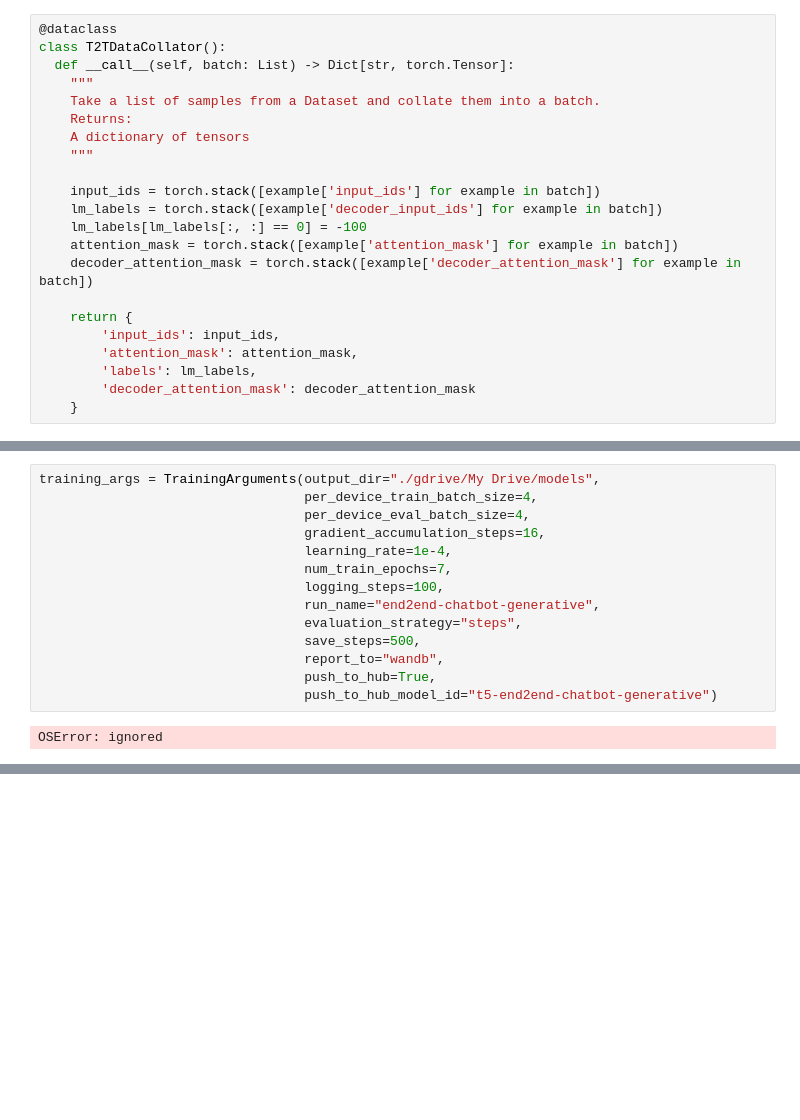
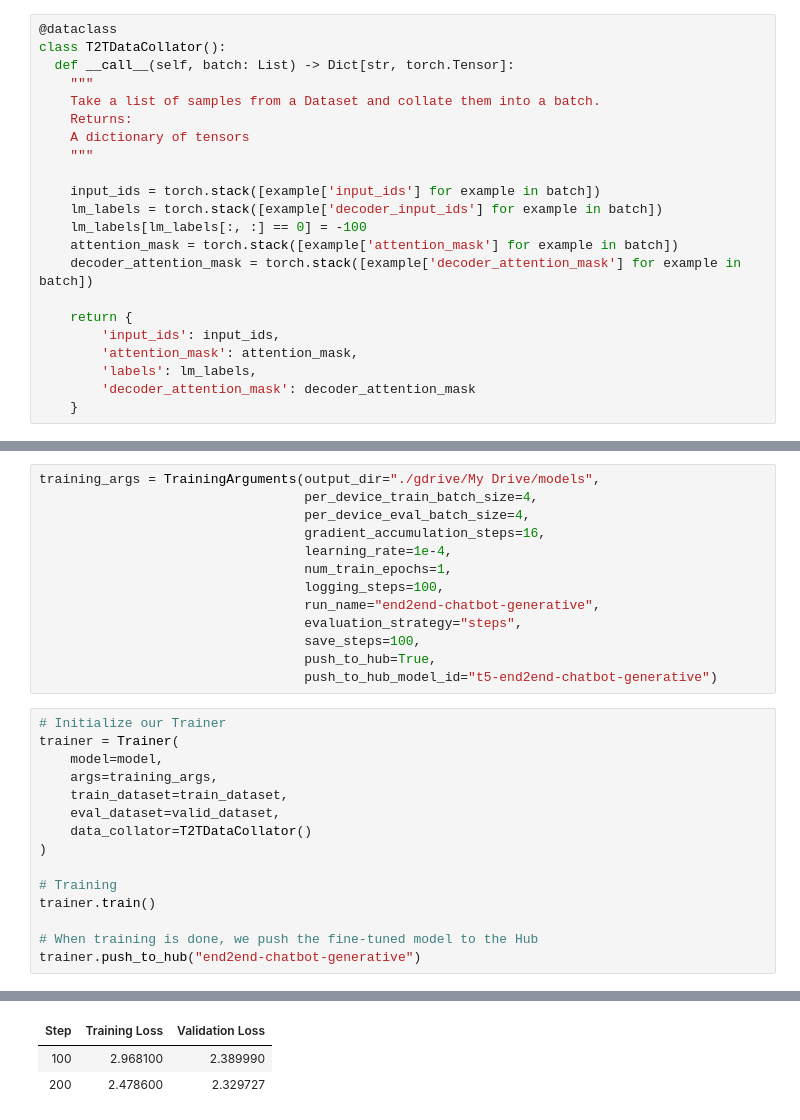
Before and after one commit to danfarh/generative-chatbot, a Jupyter notebook: chatbot.ipynb, the cells around one changed output, grey strips where cells are left out. Cells and saved outputs as stored; diff of their text form; blank space fills up the shorter version.

Commit message:
feat: train the T5 model

```diff
--- a/chatbot.ipynb
+++ b/chatbot.ipynb
@@ -292,13 +321,26 @@ training_args = TrainingArguments(output_dir="./gdrive/My Drive/models",
                                   per_device_eval_batch_size=4,
                                   gradient_accumulation_steps=16,
                                   learning_rate=1e-4,
-                                  num_train_epochs=7,
+                                  num_train_epochs=1,
                                   logging_steps=100,
                                   run_name="end2end-chatbot-generative",
                                   evaluation_strategy="steps",
-                                  save_steps=500,
-                                  report_to="wandb",
+                                  save_steps=100,
                                   push_to_hub=True,
                                   push_to_hub_model_id="t5-end2end-chatbot-generative")
-# %% [output]
-OSError: ignored
+# %%
+# Initialize our Trainer
+trainer = Trainer(
+    model=model,
+    args=training_args,
+    train_dataset=train_dataset,
+    eval_dataset=valid_dataset,
+    data_collator=T2TDataCollator()
+)
+
+# Training
+trainer.train()
+
+# When training is done, we push the fine-tuned model to the Hub
+trainer.push_to_hub("end2end-chatbot-generative")
+# %% [output]
@@ -304,0 +350,3 @@ OSError: ignored
+| Step | Training Loss | Validation Loss |
+| 100 | 2.968100 | 2.389990 |
+| 200 | 2.478600 | 2.329727 |
```
Also changed, not shown: parts of 6 cells of this notebook.
